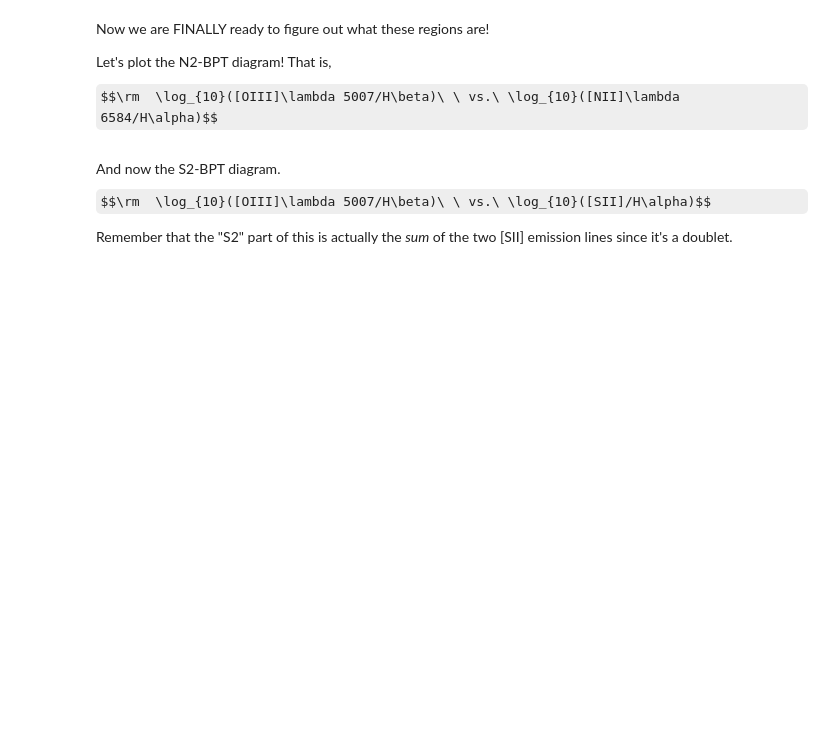
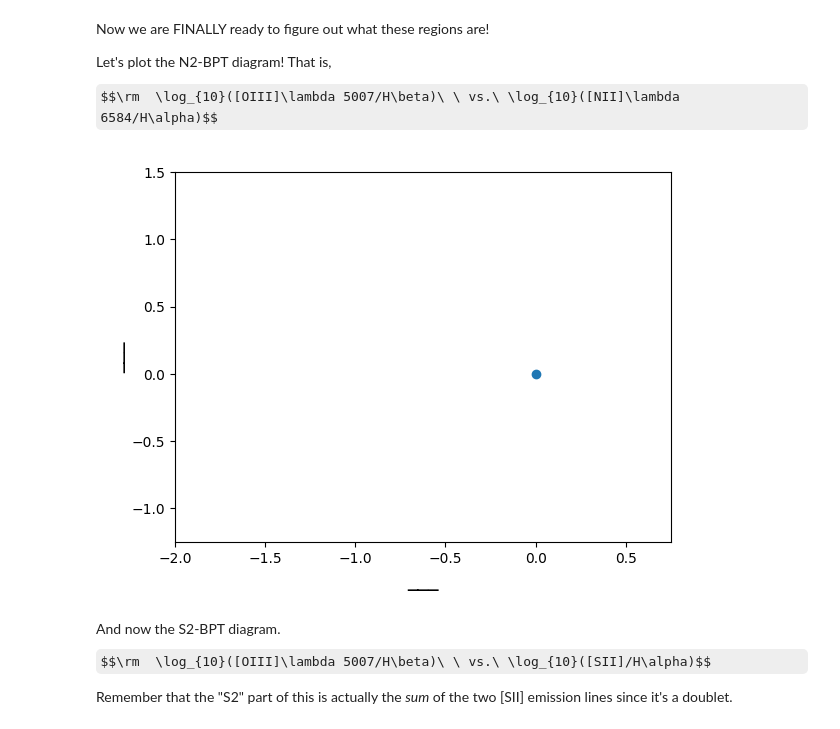
Before and after one commit to myasmedley/HII-Regions-in-NGC-253---Polaris-2026, a Jupyter notebook: PlottingEmissionLines.ipynb, the cells around one changed output. Drawn from its saved outputs; the diff is of its cells as text; code cells hidden in the pictures; some formulas as TeX source; blank space fills up the shorter version.

```diff
--- a/PlottingEmissionLines.ipynb
+++ b/PlottingEmissionLines.ipynb
@@ -427,9 +456,15 @@ em_fluxes_r1={}
 em_fluxes_r2={}
 
 for l,line in enumerate(em_lines):
-    A=em_popts_r1[line][0]
-    sigma=em_popts_r1[line][2]
-    flux=__
-    em_fluxes_r1[line]=flux
+    A1=em_popts_r1[line][0]
+    sigma1=em_popts_r1[line][2]
+    flux1= np.sqrt(2 * np.pi) * A1 * sigma1
+    em_fluxes_r1[line]=flux1
 
-    # repeat for Region 2
+    A2=em_popts_r2[line][0]
+    sigma2=em_popts_r2[line][2]
+    flux2= np.sqrt(2 * np.pi) * A2 * sigma2
+    em_fluxes_r2[line]=flux2
+    # repeat for Region 2: check
+print(flux1) #what does negative flux mean?
+print(flux2)
@@ -445,13 +483,21 @@ Let's plot the N2-BPT diagram! That is,
 $$\rm  \log_{10}([OIII]\lambda 5007/H\beta)\ \ vs.\ \log_{10}([NII]\lambda 6584/H\alpha)$$
 # %%
 # Plot N2-BPT diagram
-plt.scatter(np.log10(em_fluxes_r1['NII_2']/em_fluxes_r1['Ha']),___) # plot region 1
-plt.scatter(__) # plot region 2
+#x=np.log10(em_fluxes_r1['NII_2']/em_fluxes_r1['Ha'])
+#y=np.log10(em_fluxes_r1['OIII_1']/em_fluxes_r1['Hb'])
+#x1=np.log10(em_fluxes_r2['NII_2']/em_fluxes_r2['Ha'])
+#y1=np.log10(em_fluxes_r2['OIII_1']/em_fluxes_r2['Hb'])
+#plt.scatter(x,y)
+#plt.scatter(x1,y1)# plot region 1
+plt.scatter(np.log10(em_fluxes_r1['NII_2']/em_fluxes_r1['Ha']), np.log10(em_fluxes_r1['OIII_1']/em_fluxes_r1['Hb'])) # plot region 1
+plt.scatter(np.log10(em_fluxes_r2['NII_2']/em_fluxes_r2['Ha']), np.log10(em_fluxes_r2['OIII_1']/em_fluxes_r2['Hb'])) # plot region 2
 plt.xlim(-2,0.75) # common limits for N2-BPT diagram
 plt.ylim(-1.25,1.5) # common limits for N2-BPT diagram
 plt.xlabel(r'___',fontsize=15)
 plt.ylabel(r'___',fontsize=15)
 plt.show()
+# %% [output]
+[figure, added]
 # %% [markdown]
 And now the S2-BPT diagram.
 $$\rm  \log_{10}([OIII]\lambda 5007/H\beta)\ \ vs.\ \log_{10}([SII]/H\alpha)$$
```
Also changed, not shown: parts of 5 cells of this notebook, 2 other files.
